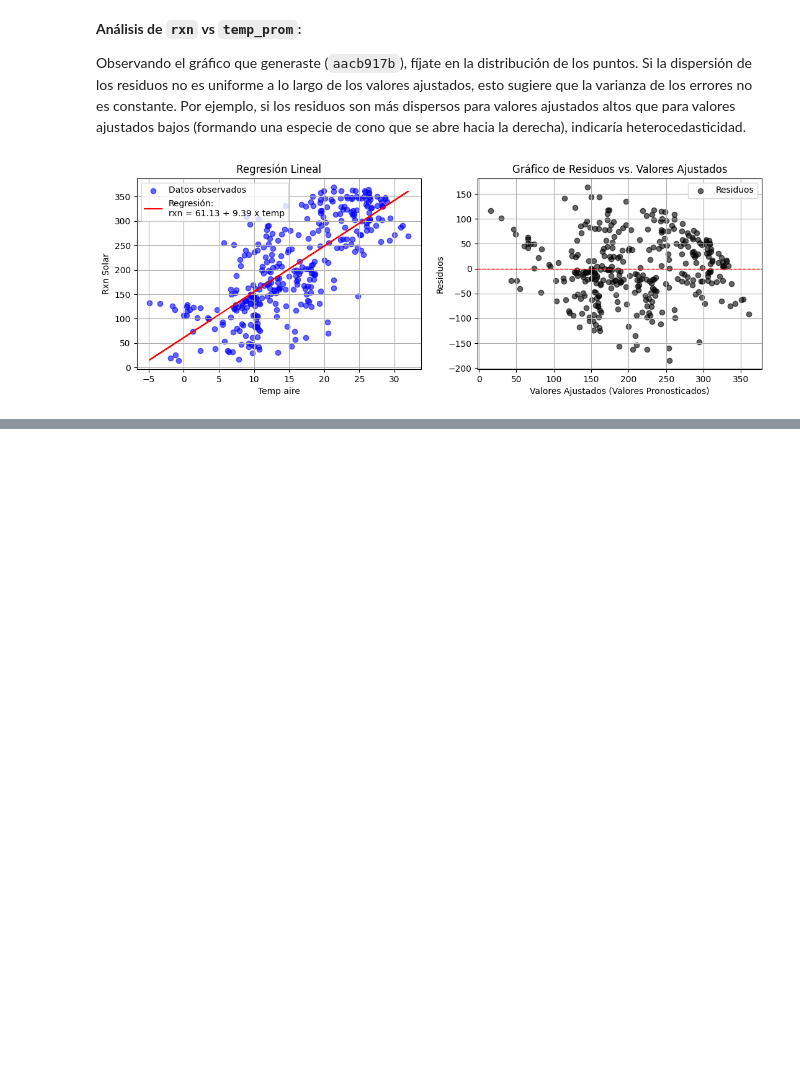
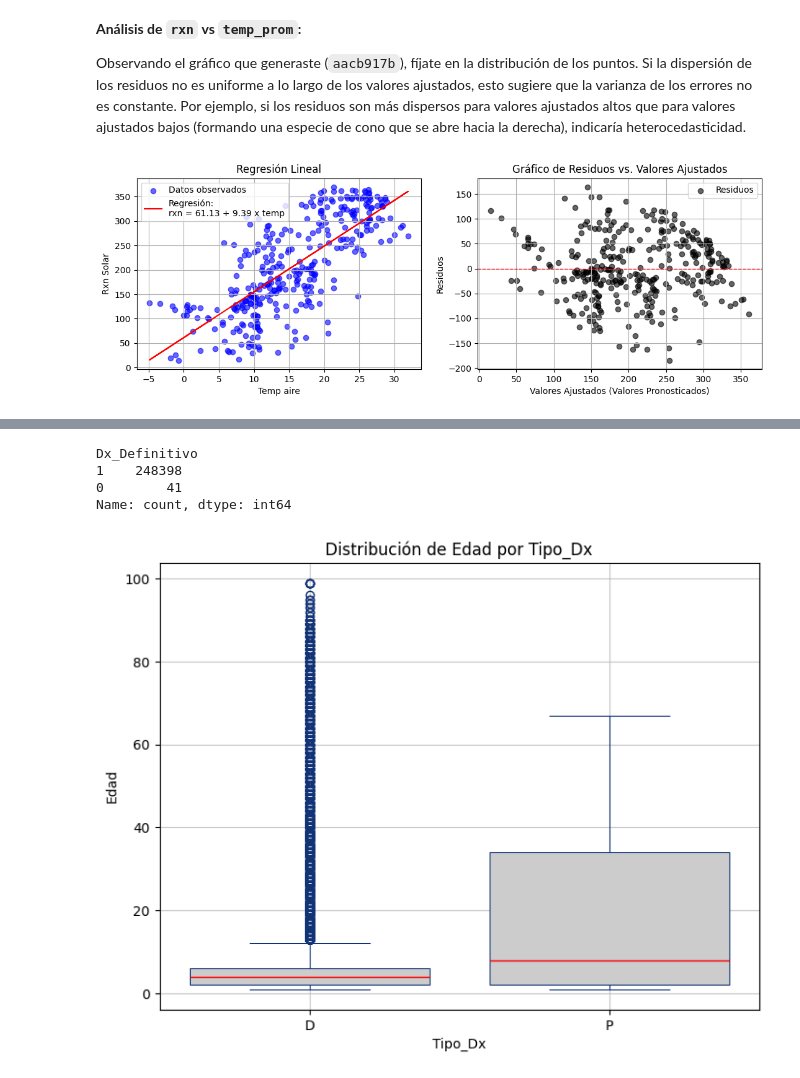
Before and after one commit to vrrp/sachabook_modulo1, a Jupyter notebook: _build/html/_sources/docs/sesion5-estadistica_inferencial.ipynb, the cells around one changed output, grey strips where cells are left out. Drawn from its saved outputs; the diff is of its cells as text; code cells hidden in the pictures; blank space fills up the shorter version.

```diff
--- a/_build/html/_sources/docs/sesion5-estadistica_inferencial.ipynb
+++ b/_build/html/_sources/docs/sesion5-estadistica_inferencial.ipynb
@@ -627,0 +889,23 @@ plt.show()
+# %%
+print(df_Dx_sinR["Dx_Definitivo"].value_counts())
+# %% [output]
+Dx_Definitivo
+1    248398
+0        41
+Name: count, dtype: int64
+# %%
+# Crear un diagrama de cajas para Edad por Dx_Definitivo
+plt.figure(figsize=(8, 6))
+sns.boxplot(x='Tipo_Dx', y='Edad', data=df_Dx_sinR,
+            fill=True, color=".8", linecolor="#137",
+            linewidth=.75,
+            flierprops={"marker": "o"},
+            medianprops={"color": "r", "linewidth": 1},)
+
+plt.xlabel('Tipo_Dx')
+plt.ylabel('Edad')
+plt.title('Distribución de Edad por Tipo_Dx')
+plt.grid(axis='both', alpha=0.7)
+plt.show()
+# %% [output]
+[figure, added]
```
Also changed, not shown: parts of 44 cells of this notebook, 46 other files.
